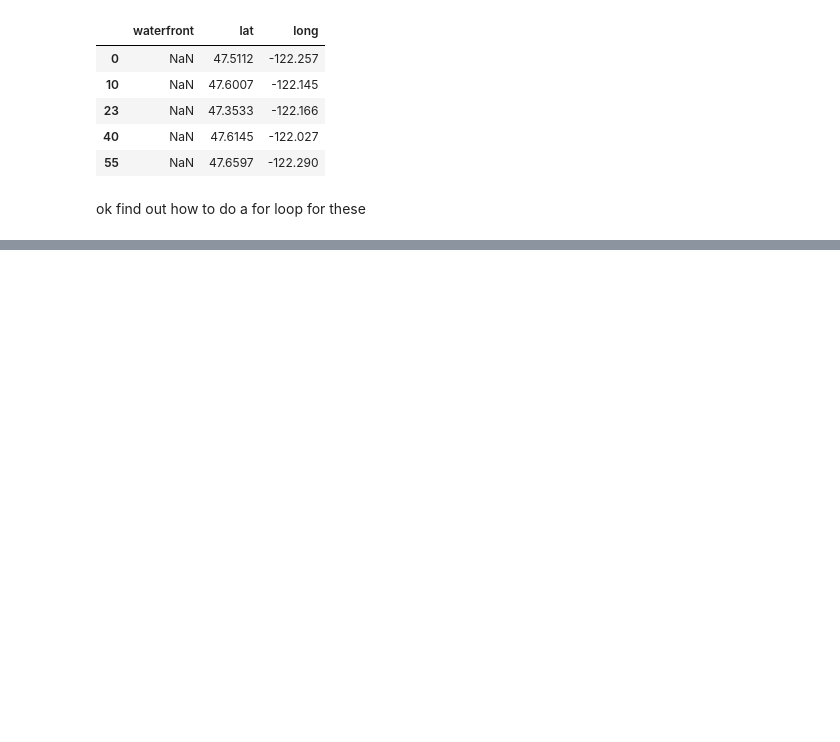
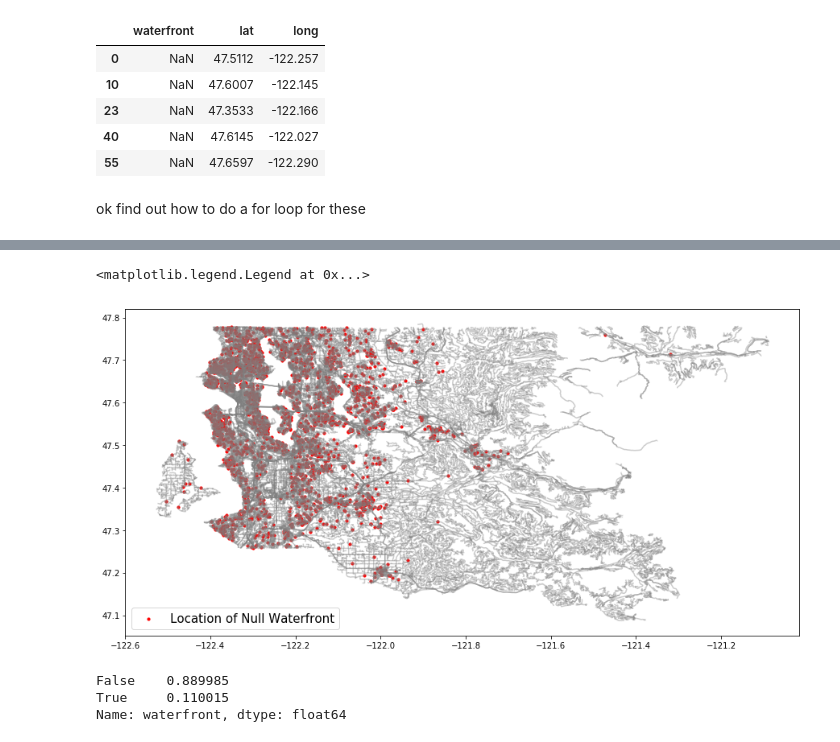
Before and after one commit to DanBaumann/KingCountyHousePrices, a Jupyter notebook: Mapping Houses.ipynb, the cells around one changed output, grey strips where cells are left out. Cells and saved outputs as stored; diff of their text form; code cells hidden in the pictures; blank space fills up the shorter version.

Commit message:
data cleaning done

```diff
--- a/Mapping Houses.ipynb
+++ b/Mapping Houses.ipynb
@@ -61,0 +75,2 @@ ok find out how to do a for loop for these
+# %%
+crs = {'init': 'epsg:4326'}
@@ -61,0 +84,3 @@ ok find out how to do a for loop for these
+# %%
+geo_df = gpd.GeoDataFrame(na_dropped_coordinates, crs = crs, geometry = geometry)
+geo_df.head()
@@ -61,0 +94,18 @@ ok find out how to do a for loop for these
+# %%
+fig, ax  = plt.subplots(figsize = (15,15))
+king_county_map.plot(ax = ax, alpha = 0.4, color = 'grey')
+geo_df.plot(ax = ax, markersize = 10, color = 'red', marker = 'o', label = 'Location of Null Waterfront')
+plt.legend(prop = {'size': 15})
+# %% [output]
+<matplotlib.legend.Legend at 0x...>
+[figure, added]
+# %%
+# It is evident that a lot of the housing is clearly on the waterfront but has been given a null value
+# including these observations in our final model may induce some bias
+# a reason for getting rid of all these observations
+df.waterfront.isnull().value_counts(normalize = True)
+# this would mean getting rid of
+# %% [output]
+False    0.889985
+True     0.110015
+Name: waterfront, dtype: float64
```
Also changed, not shown: parts of 7 cells of this notebook, 2 other files.
